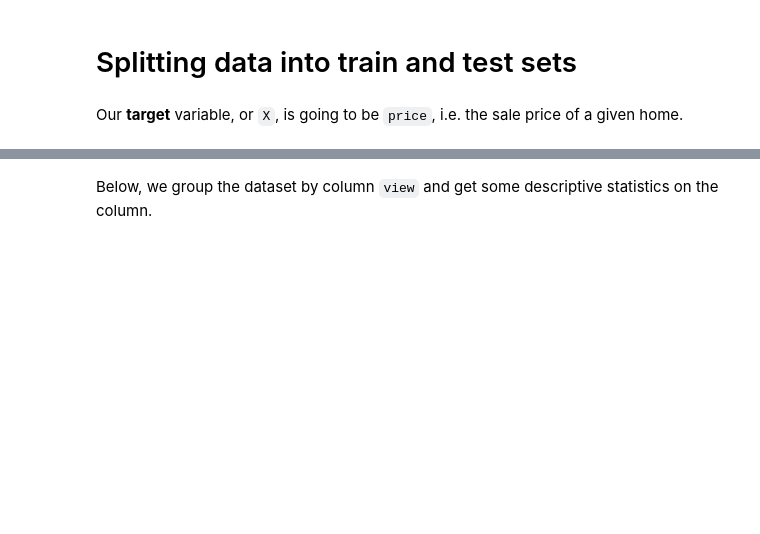
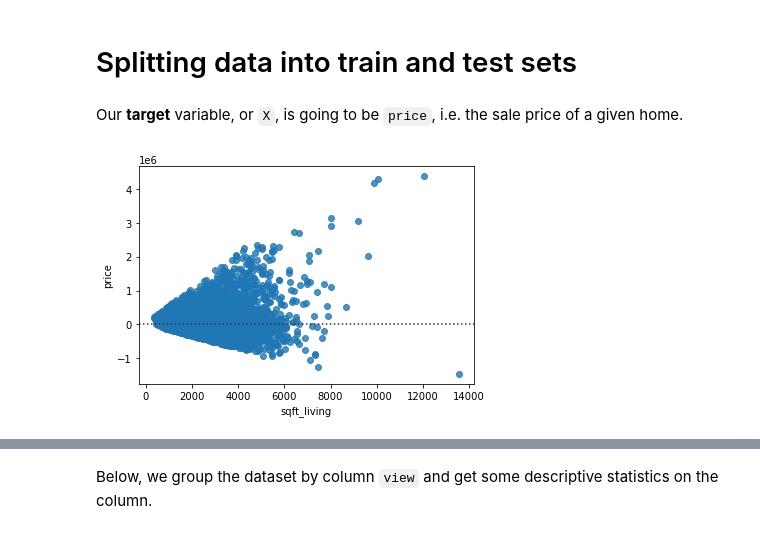
Before and after one commit to xiaohua-su/King_County_Real_Estate_Analysis, a Jupyter notebook: King_County_Real_Estate_Analysis.ipynb, the cells around one changed output, grey strips where cells are left out. Cells and saved outputs as stored; diff of their text form; code cells hidden in the pictures; blank space fills up the shorter version.

```diff
--- a/King_County_Real_Estate_Analysis.ipynb
+++ b/King_County_Real_Estate_Analysis.ipynb
@@ -346,6 +362,14 @@ Our **target** variable, or `X`, is going to be `price`, i.e. the sale price of
 y = df_copy['price']
 X = df_copy.drop(labels='price',
                  axis=1)
+# %%
+y2 = y
+X2 = X['sqft_living']
+# %%
+# Viewing residuals of sqft_living vs. price
+sns.residplot(x=X2, y=y2);
+# %% [output]
+[figure, added]
 # %%
 # Initiating train-test split
 X_train, X_test, y_train, y_test = train_test_split(
```
Also changed, not shown: parts of 50 cells of this notebook, 1 other file.
